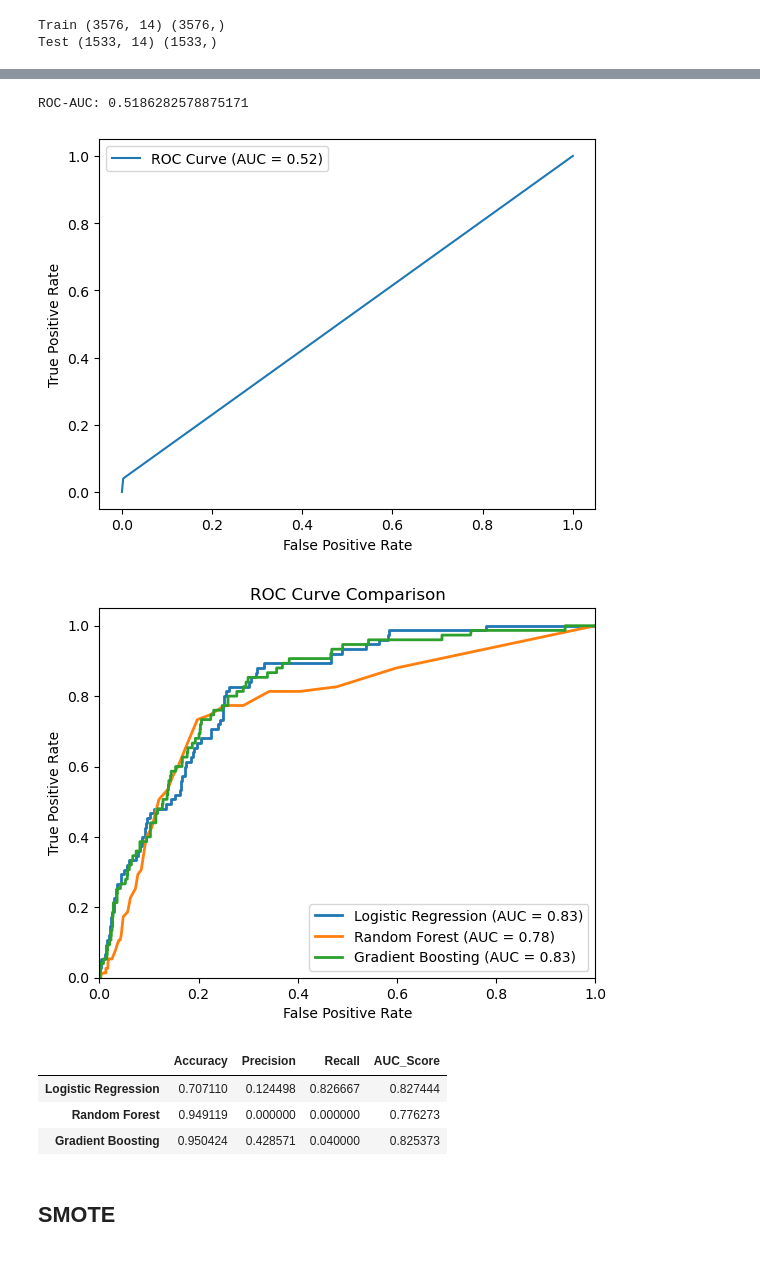
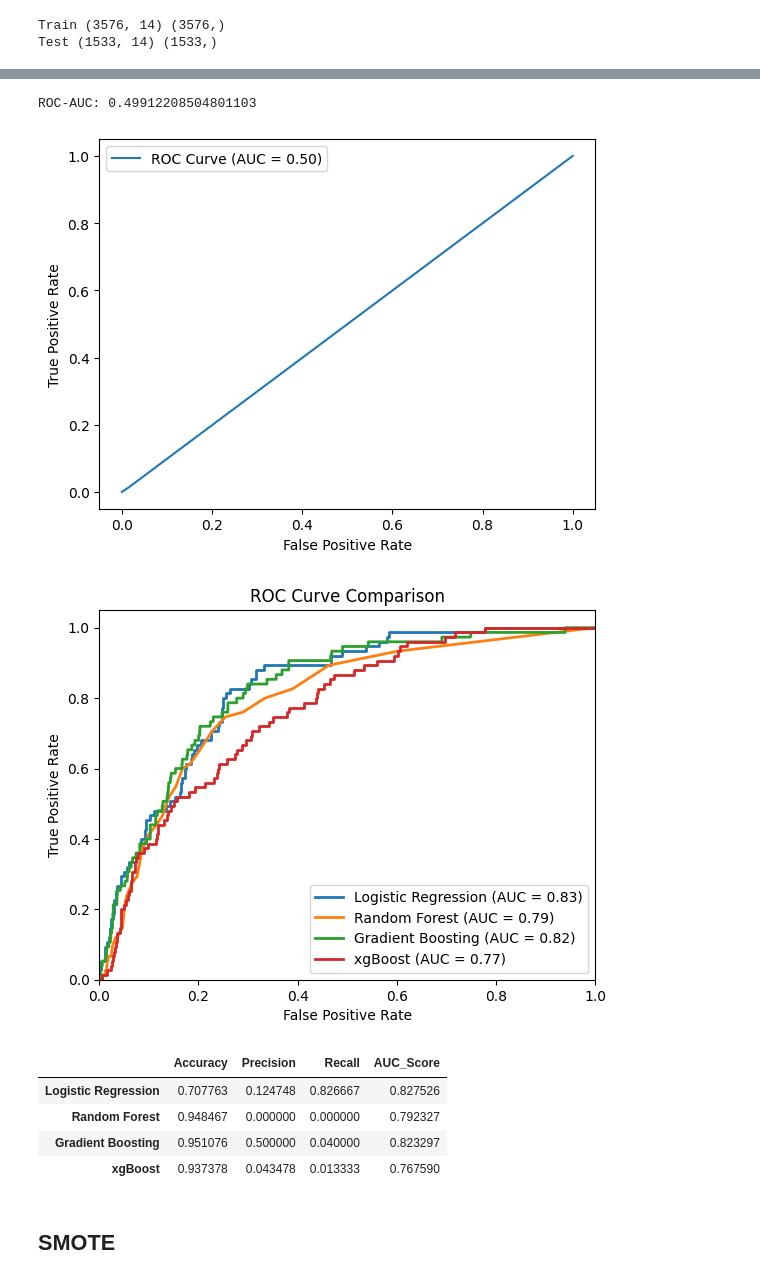
Before and after one commit to RamanujaTechGuy/StrokePrediction, a Jupyter notebook: Stroke_Prediction.ipynb, the cells around one changed output, grey strips where cells are left out. Drawn from its saved outputs; the diff is of its cells as text; code cells hidden in the pictures.

```diff
--- a/Stroke_Prediction.ipynb
+++ b/Stroke_Prediction.ipynb
@@ -584,7 +586,9 @@ from sklearn.metrics import precision_recall_curve
 models = {
     "Logistic Regression": LogisticRegression(class_weight='balanced', random_state=42),
     "Random Forest": RandomForestClassifier(),
-    "Gradient Boosting": GradientBoostingClassifier()
+    "Gradient Boosting": GradientBoostingClassifier(),
+    "xgBoost":xgb.XGBClassifier()
+
 }
 
 
@@ -639,14 +643,16 @@ plt.ylabel('True Positive Rate')
 plt.legend()
 plt.show()
 # %% [output]
-ROC-AUC: 0.5186282578875171
+ROC-AUC: 0.49912208504801103
-[figure, old version]
+[figure, new version]
 # %%
 # Lets intiate our models for accuracy
 models = {
     "Logistic Regression": LogisticRegression(class_weight='balanced', random_state=42),
     "Random Forest": RandomForestClassifier(),
-    "Gradient Boosting": GradientBoostingClassifier()
+    "Gradient Boosting": GradientBoostingClassifier(),
+    "xgBoost":xgb.XGBClassifier()
+
 }
 
 # create empty dictionaries for scores
@@ -670,38 +676,39 @@ for name, model in models.items():
 
     # Calculate metrics
     accuracy_scores[name] = accuracy_score(y_test_enc, y_pred)
     precision_scores[name] = precision_score(y_test_enc, y_pred)
     recall_scores[name] = recall_score(y_test_enc, y_pred)
     auc_scores[name] = roc_auc_score(y_test_enc, y_pred_proba)
 
     # Plot ROC curve
     plt.plot(fpr, tpr, lw=2, label=f'{name} (AUC = {auc_scores[name]:.2f})')
 
 
 
 
 # Customize the plot
 plt.xlim([0.0, 1.0])
 plt.ylim([0.0, 1.05])
 plt.xlabel('False Positive Rate')
 plt.ylabel('True Positive Rate')
 plt.title('ROC Curve Comparison')
 plt.legend(loc="lower right")
 plt.show()
 
 comparision =  pd.DataFrame({
     "Accuracy":accuracy_scores,
     "Precision":precision_scores,
     "Recall":recall_scores,
     "AUC_Score":auc_scores
 })
 comparision
 # %% [output]
-[figure, old version]
+[figure, new version]
 |  | Accuracy | Precision | Recall | AUC_Score |
-| Logistic Regression | 0.707110 | 0.124498 | 0.826667 | 0.827444 |
-| Random Forest | 0.949119 | 0.000000 | 0.000000 | 0.776273 |
-| Gradient Boosting | 0.950424 | 0.428571 | 0.040000 | 0.825373 |
+| Logistic Regression | 0.707763 | 0.124748 | 0.826667 | 0.827526 |
+| Random Forest | 0.948467 | 0.000000 | 0.000000 | 0.792327 |
+| Gradient Boosting | 0.951076 | 0.500000 | 0.040000 | 0.823297 |
+| xgBoost | 0.937378 | 0.043478 | 0.013333 | 0.767590 |
 # %% [markdown]
 ## SMOTE
 # %%
```
Also changed, not shown: parts of 9 cells of this notebook.
